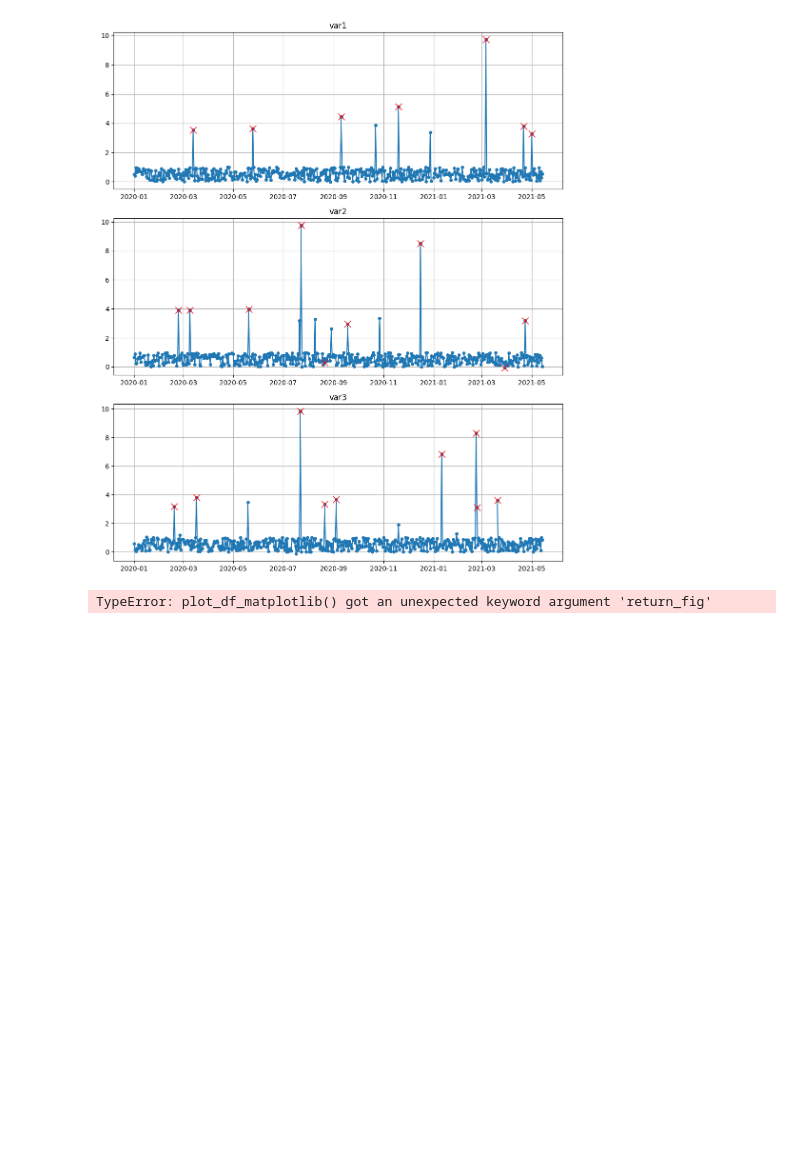
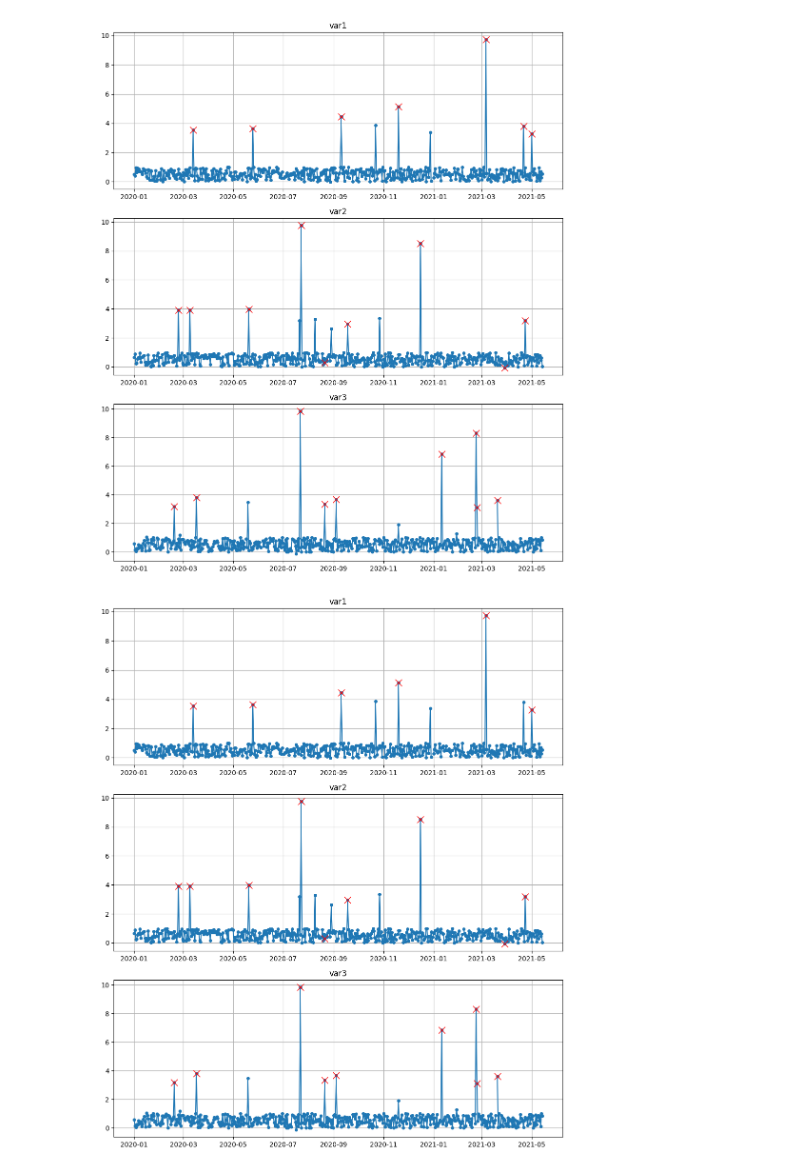
Before and after one commit to andrewm4894/anomaly-agent, a Jupyter notebook: notebooks/examples.ipynb, the cells around one changed output. Cells and saved outputs as stored; diff of their text form; code cells hidden in the pictures; blank space fills up the shorter version.

Commit message:
Update example notebook plotting code to remove return_fig parameter

```diff
--- a/notebooks/examples.ipynb
+++ b/notebooks/examples.ipynb
@@ -98,7 +98,6 @@ plot_df(df_final)
 [figure]
 # %%
 # plot final data no verify
-fig = plot_df(df_final_no_verify, return_fig=True)
-fig.show()
+plot_df(df_final_no_verify)
 # %% [output]
-TypeError: plot_df_matplotlib() got an unexpected keyword argument 'return_fig'
+[figure, added]
```
